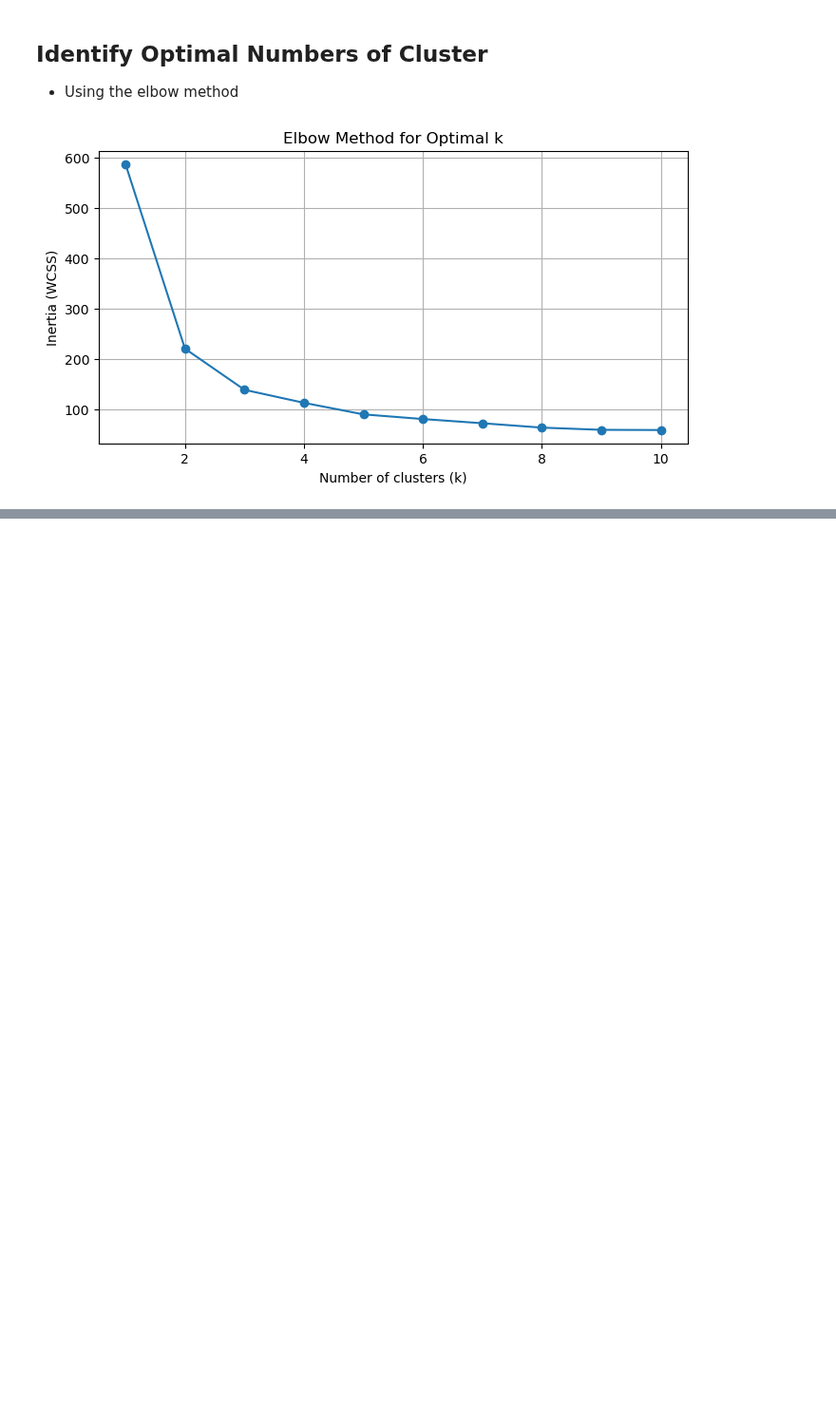
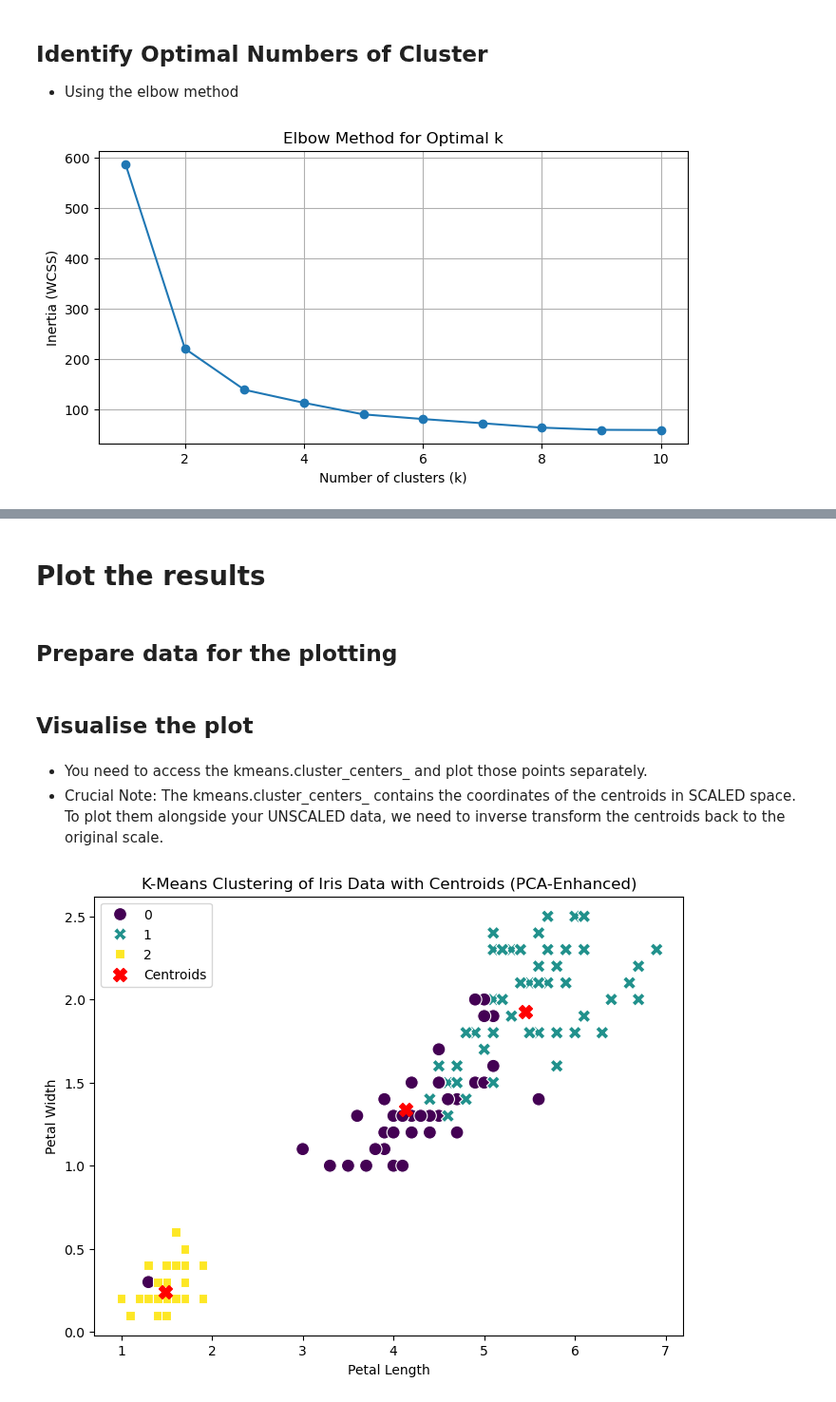
Before and after one commit to pakkapol-s/Data-Analysis-Projects, a Jupyter notebook: K-means/K-mean_iris.ipynb, the cells around one changed output, grey strips where cells are left out. Shown at 95% size. Drawn from its saved outputs; the diff is of its cells as text; code cells hidden in the pictures; blank space fills up the shorter version.

Commit message:
edited the kmean iris file

```diff
--- a/K-means/K-mean_iris.ipynb
+++ b/K-means/K-mean_iris.ipynb
@@ -88,6 +91,9 @@ def preprocessing(filepath):
     # drop duplicated rows
     df = df.drop_duplicates()
 
+    # Reset the index after dropping rows
+    df = df.reset_index(drop=True) # drop=True prevents the old index from becoming a new column
+
     # Rename the columns
     df = df.rename(columns=mapper)
 
@@ -151,0 +176,16 @@ optimise_k_means(X_scaled, max_k=11)
+# %%
+# Initialize the model with the optimal k=3
+kmeans_pca = KMeans(n_clusters=3, random_state=42, n_init='auto')
+
+# Fit the model using the PCA-transformed data (X_pca)
+kmeans_pca.fit(X_pca)
+
+# Get the cluster labels
+cluster_labels_pca = kmeans_pca.labels_
+
+# Add the new cluster labels to the original DataFrame
+df_iris['Cluster_PCA'] = cluster_labels_pca
+# %% [markdown]
+# Plot the results
+# %% [markdown]
+## Prepare data for the plotting
@@ -151,0 +197,53 @@ optimise_k_means(X_scaled, max_k=11)
+# %% [markdown]
+## Visualise the plot
+# %% [markdown]
+- You need to access the kmeans.cluster_centers_ and plot those points separately.
+- Crucial Note: The kmeans.cluster_centers_ contains the coordinates of the centroids in SCALED space. To plot them alongside your UNSCALED data, we need to inverse transform the centroids back to the original scale.
+# %%
+# 1. Get the SCALED centroid coordinates (in PCA space)
+centroids_scaled = kmeans_pca.cluster_centers_
+
+# 2. Inverse PCA Transformation - FIX THE VARIABLE NAME
+# This transforms the 2 PCA features back into 4 SCALED original features
+# You should use 'centroids_scaled' here
+centroids_scaled_features = pca.inverse_transform(centroids_scaled)
+
+# 3. Inverse Scaling Transformation
+# This transforms the 4 SCALED features back into 4 UNSCALED original features
+centroids_unscaled = scaler.inverse_transform(centroids_scaled_features)
+
+# 4. Convert the unscaled centroids back to a DataFrame for easier plotting
+# This uses the 4 unscaled features
+centroids_df = pd.DataFrame(centroids_unscaled, columns=X.columns)
+
+# Plotting Code with Centroids
+plt.figure(figsize=(8, 6))
+
+# Scatter Plot for Data Points - FIX HUE AND STYLE
+sns.scatterplot(
+    x=df_iris['petal_length'],
+    y=df_iris['petal_width'],
+    hue=df_iris['Cluster_PCA'], # FIX: Use Cluster_PCA
+    palette='viridis',
+    style=df_iris['Cluster_PCA'], # FIX: Use Cluster_PCA
+    s=100,
+    legend='full'
+)
+
+# Add Centroids (This block was already correct for unscaled features)
+plt.scatter(
+    x=centroids_df['petal_length'],
+    y=centroids_df['petal_width'],
+    marker='X',
+    s=100, # Increased size for visibility
+    color='red',
+    label='Centroids'
+)
+
+plt.title('K-Means Clustering of Iris Data with Centroids (PCA-Enhanced)')
+plt.xlabel('Petal Length')
+plt.ylabel('Petal Width')
+plt.legend()
+plt.show()
+# %% [output]
+[figure, added]
```
Also changed, not shown: parts of 13 cells of this notebook.
